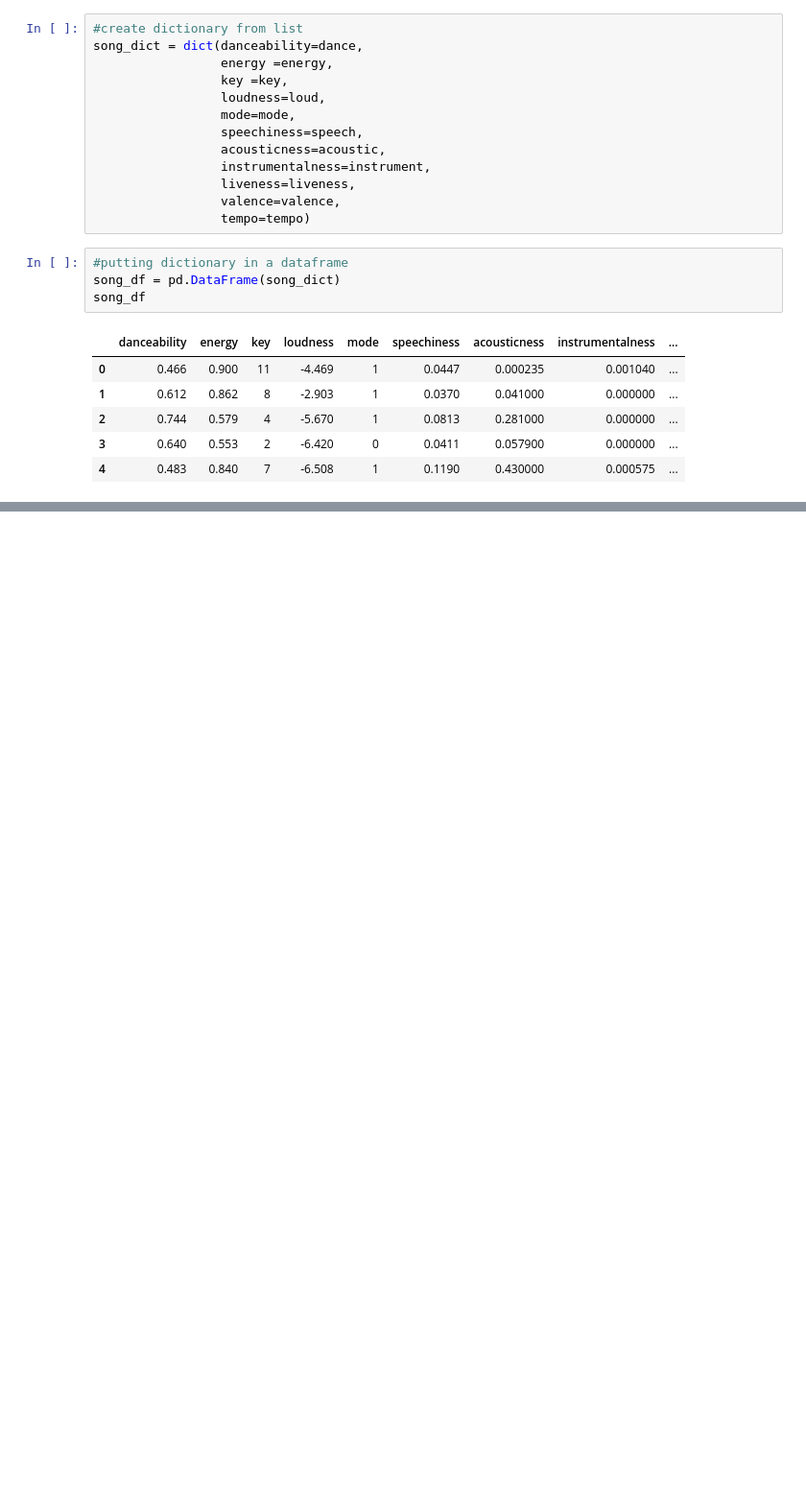
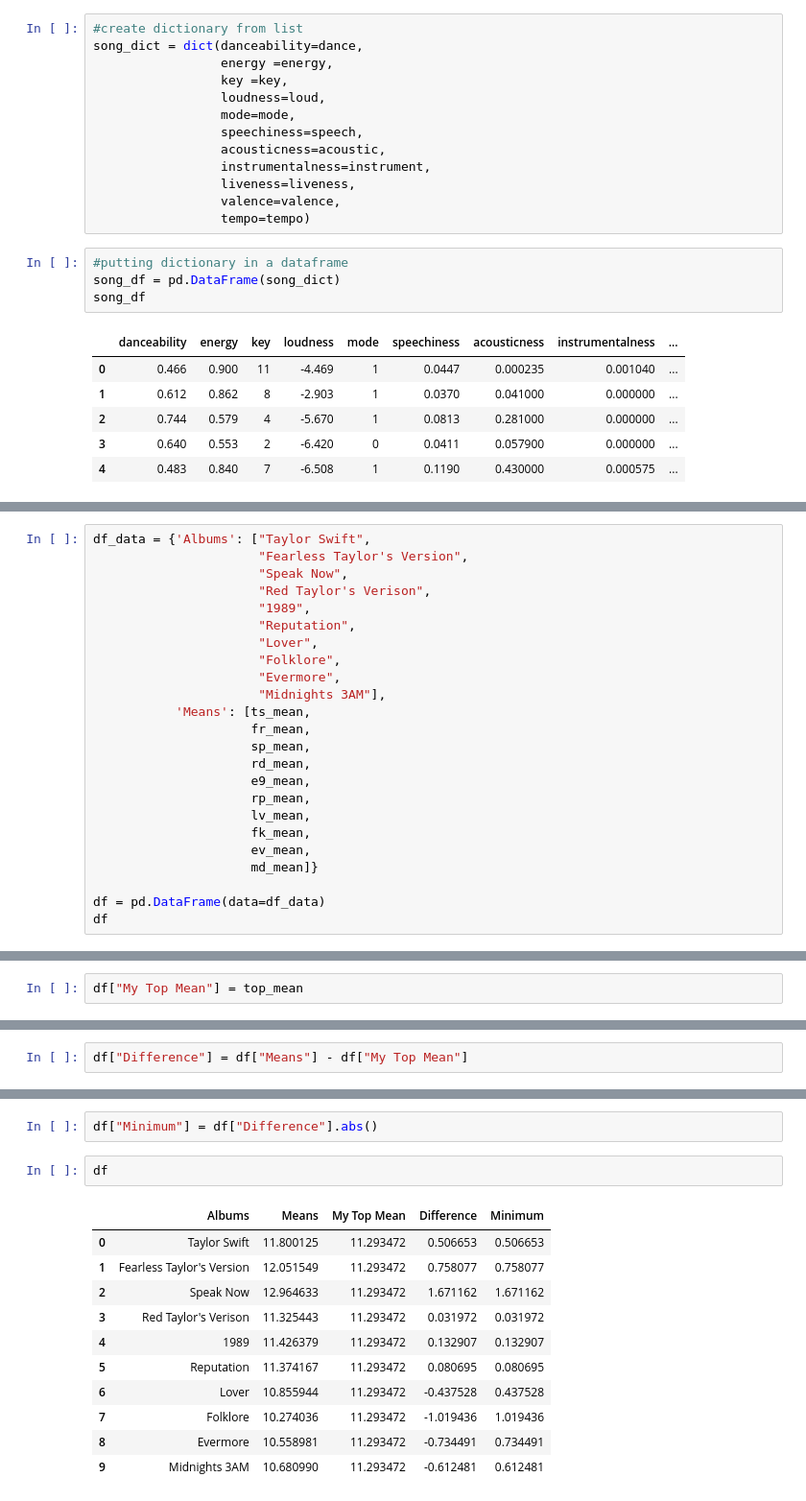
Before and after one commit to krice19/taylorswifteras, a Jupyter notebook: spotify_get_top_tracks.ipynb, the cells around one changed output, grey strips where cells are left out. Shown at 96% size. Saved outputs shown, nothing was run; the diff lists cells and outputs as text; blank space fills up the shorter version.

```diff
--- a/spotify_get_top_tracks.ipynb
+++ b/spotify_get_top_tracks.ipynb
@@ -140,0 +158,24 @@ song_df
+# %%
+df_data = {'Albums': ["Taylor Swift",
+                      "Fearless Taylor's Version",
+                      "Speak Now",
+                      "Red Taylor's Verison",
+                      "1989",
+                      "Reputation",
+                      "Lover",
+                      "Folklore",
+                      "Evermore",
+                      "Midnights 3AM"],
+           'Means': [ts_mean,
+                     fr_mean,
+                     sp_mean,
+                     rd_mean,
+                     e9_mean,
+                     rp_mean,
+                     lv_mean,
+                     fk_mean,
+                     ev_mean,
+                     md_mean]}
+
+df = pd.DataFrame(data=df_data)
+df
@@ -140,0 +194,2 @@ song_df
+# %%
+df["My Top Mean"] = top_mean
@@ -140,0 +217,2 @@ song_df
+# %%
+df["Difference"] = df["Means"] - df["My Top Mean"]
@@ -140,0 +233,16 @@ song_df
+# %%
+df["Minimum"] = df["Difference"].abs()
+# %%
+df
+# %% [output]
+|  | Albums | Means | My Top Mean | Difference | Minimum |
+| 0 | Taylor Swift | 11.800125 | 11.293472 | 0.506653 | 0.506653 |
+| 1 | Fearless Taylor's Version | 12.051549 | 11.293472 | 0.758077 | 0.758077 |
+| 2 | Speak Now | 12.964633 | 11.293472 | 1.671162 | 1.671162 |
+| 3 | Red Taylor's Verison | 11.325443 | 11.293472 | 0.031972 | 0.031972 |
+| 4 | 1989 | 11.426379 | 11.293472 | 0.132907 | 0.132907 |
+| 5 | Reputation | 11.374167 | 11.293472 | 0.080695 | 0.080695 |
+| 6 | Lover | 10.855944 | 11.293472 | -0.437528 | 0.437528 |
+| 7 | Folklore | 10.274036 | 11.293472 | -1.019436 | 1.019436 |
+| 8 | Evermore | 10.558981 | 11.293472 | -0.734491 | 0.734491 |
+| 9 | Midnights 3AM | 10.680990 | 11.293472 | -0.612481 | 0.612481 |
```
Also changed, not shown: parts of 8 cells of this notebook.
